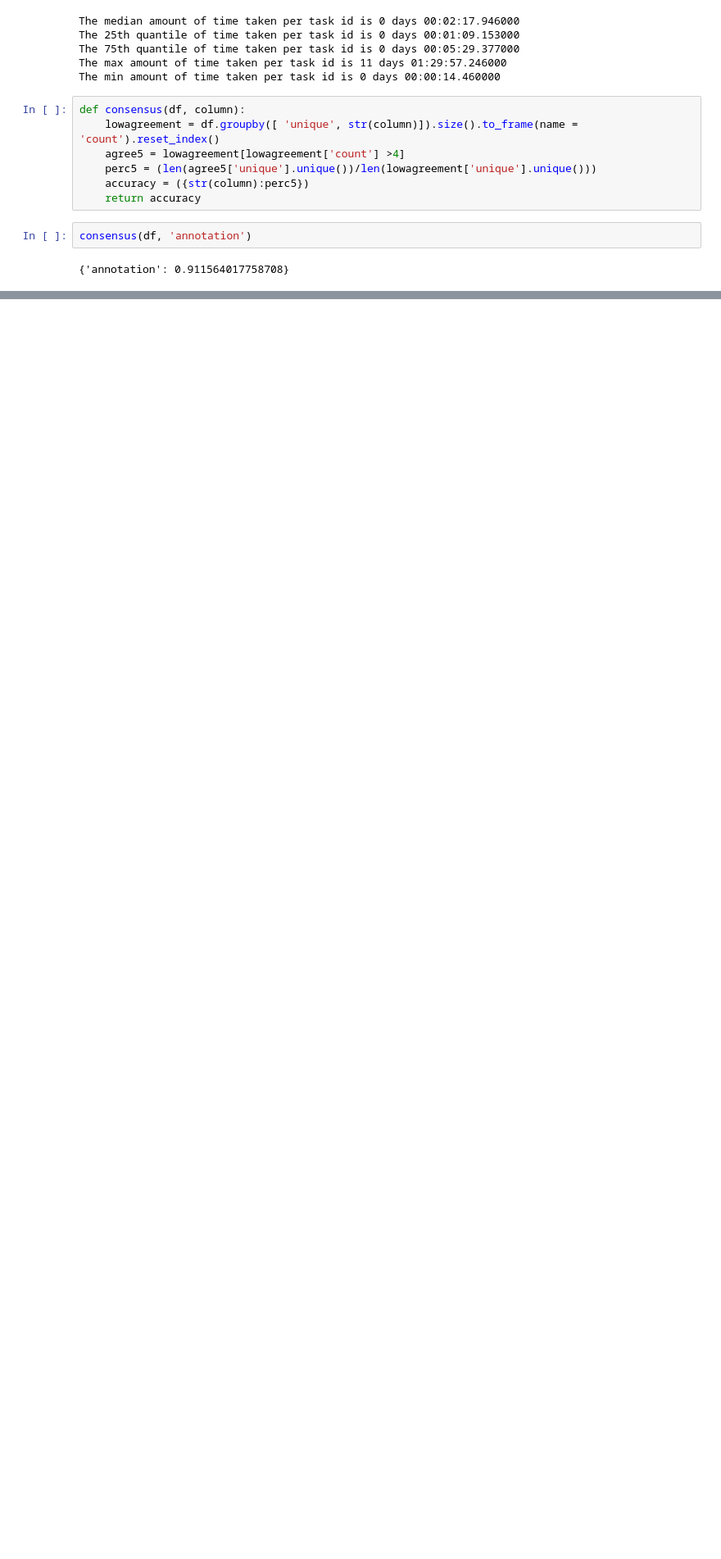
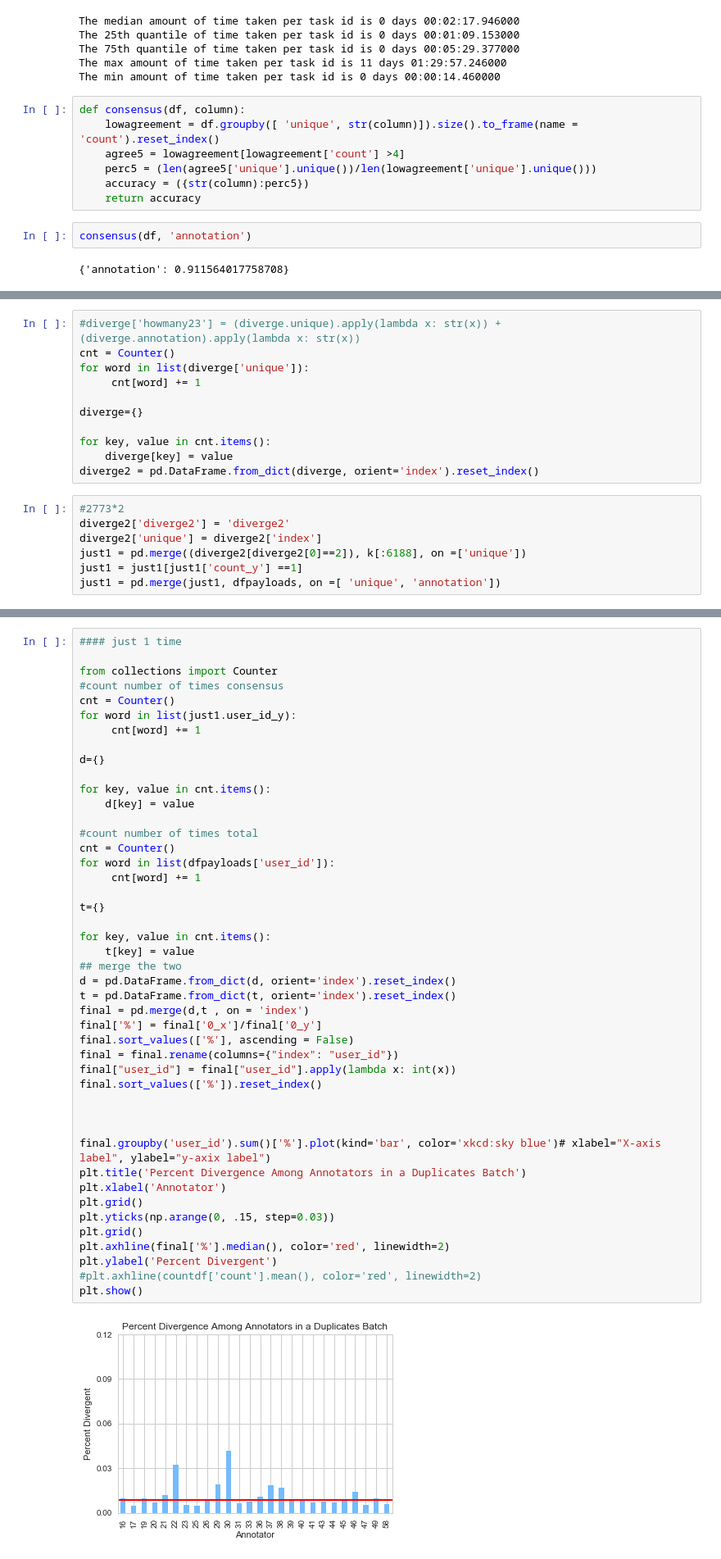
Before and after one commit to kimiafactual/garbagetosortthrul8r, a Jupyter notebook: Pres_duplicates.ipynb, the cells around one changed output, grey strips where cells are left out. Shown at 82% size. Cells and saved outputs as stored; diff of their text form; blank space fills up the shorter version.

```diff
--- a/Pres_duplicates.ipynb
+++ b/Pres_duplicates.ipynb
@@ -161,0 +254,18 @@ consensus(df, 'annotation')
+# %%
+#diverge['howmany23'] = (diverge.unique).apply(lambda x: str(x)) + (diverge.annotation).apply(lambda x: str(x))
+cnt = Counter()
+for word in list(diverge['unique']):
+     cnt[word] += 1
+
+diverge={}
+
+for key, value in cnt.items():
+    diverge[key] = value
+diverge2 = pd.DataFrame.from_dict(diverge, orient='index').reset_index()
+# %%
+#2773*2
+diverge2['diverge2'] = 'diverge2'
+diverge2['unique'] = diverge2['index']
+just1 = pd.merge((diverge2[diverge2[0]==2]), k[:6188], on =['unique'])
+just1 = just1[just1['count_y'] ==1]
+just1 = pd.merge(just1, dfpayloads, on =[ 'unique', 'annotation'])
@@ -161,0 +295,47 @@ consensus(df, 'annotation')
+# %%
+#### just 1 time
+
+from collections import Counter
+#count number of times consensus
+cnt = Counter()
+for word in list(just1.user_id_y):
+     cnt[word] += 1
+
+d={}
+
+for key, value in cnt.items():
+    d[key] = value
+
+#count number of times total
+cnt = Counter()
+for word in list(dfpayloads['user_id']):
+     cnt[word] += 1
+
+t={}
+
+for key, value in cnt.items():
+    t[key] = value
+## merge the two
+d = pd.DataFrame.from_dict(d, orient='index').reset_index()
+t = pd.DataFrame.from_dict(t, orient='index').reset_index()
+final = pd.merge(d,t , on = 'index')
+final['%'] = final['0_x']/final['0_y']
+final.sort_values(['%'], ascending = False)
+final = final.rename(columns={"index": "user_id"})
+final["user_id"] = final["user_id"].apply(lambda x: int(x))
+final.sort_values(['%']).reset_index()
+
+
+
+final.groupby('user_id').sum()['%'].plot(kind='bar', color='xkcd:sky blue')# xlabel="X-axis label", ylabel="y-axix label")
+plt.title('Percent Divergence Among Annotators in a Duplicates Batch')
+plt.xlabel('Annotator')
+plt.grid()
+plt.yticks(np.arange(0, .15, step=0.03))
+plt.grid()
+plt.axhline(final['%'].median(), color='red', linewidth=2)
+plt.ylabel('Percent Divergent')
+#plt.axhline(countdf['count'].mean(), color='red', linewidth=2)
+plt.show()
+# %% [output]
+[figure, added]
```
Also changed, not shown: parts of 28 cells of this notebook, 2 other files.
